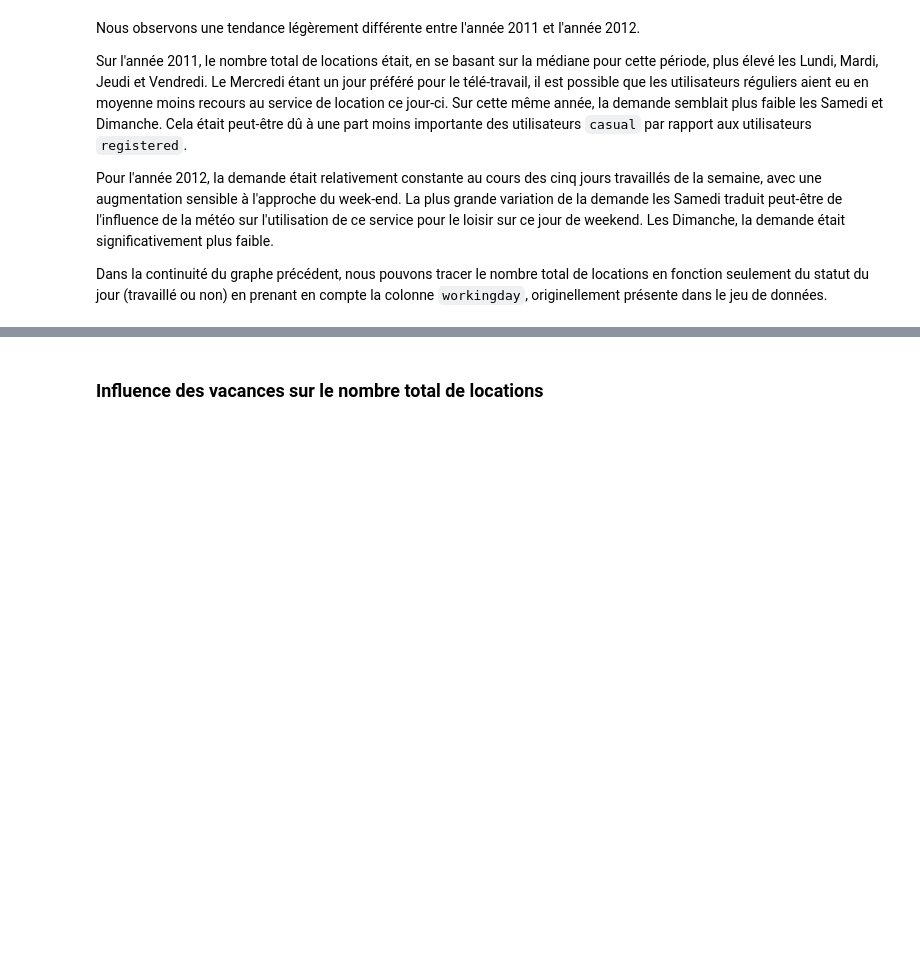
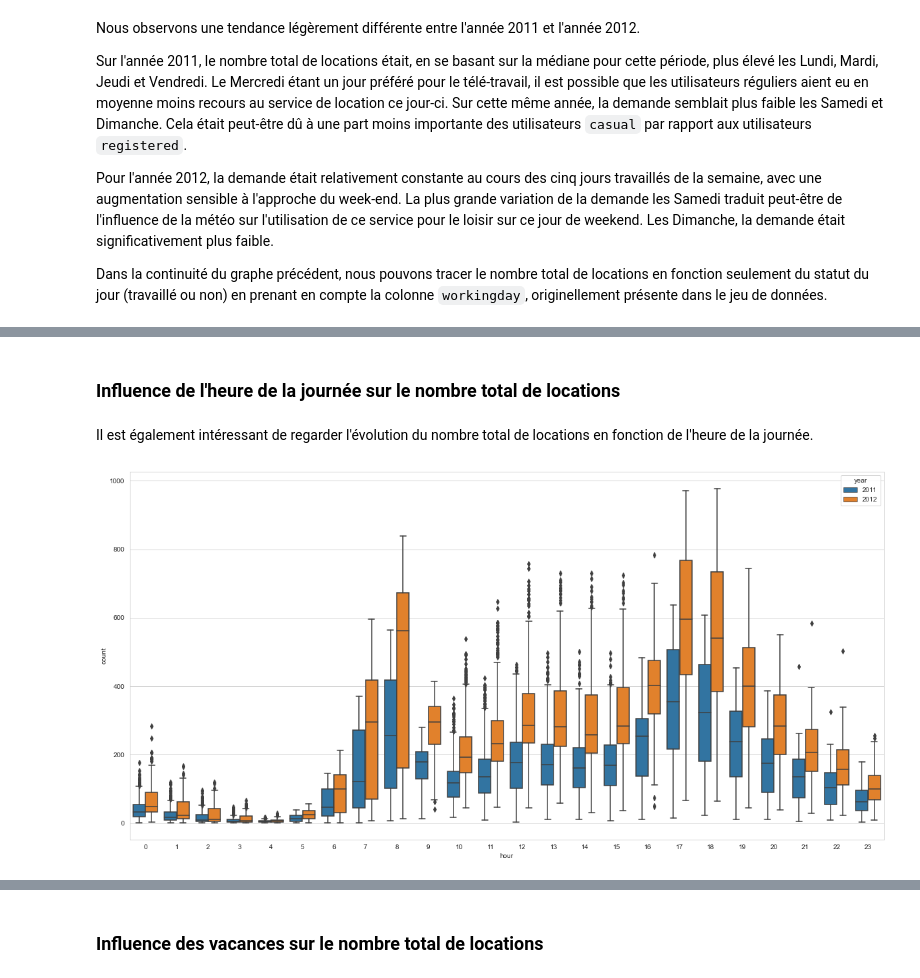
Before and after one commit to Antoine101/Bike-Sharing-Demand, a Jupyter notebook: Bike Sharing Demand.ipynb, the cells around one changed output, grey strips where cells are left out. Saved outputs shown, nothing was run; the diff lists cells and outputs as text; code cells hidden in the pictures; blank space fills up the shorter version.

```diff
--- a/Bike Sharing Demand.ipynb
+++ b/Bike Sharing Demand.ipynb
@@ -243 +244,11 @@ sns.boxplot(x="workingday", y="count", data=dataset, hue="year")
 [figure]
+# %% [markdown]
+### Influence de l'heure de la journée sur le nombre total de locations
+# %% [markdown]
+Il est également intéressant de regarder l'évolution du nombre total de locations en fonction de l'heure de la journée.
+# %%
+plt.figure(figsize=(20,10))
+sns.boxplot(x="hour", y="count", data=dataset, hue="year")
+plt.show()
+# %% [output]
+[figure, added]
```
Also changed, not shown: parts of 26 cells of this notebook.
